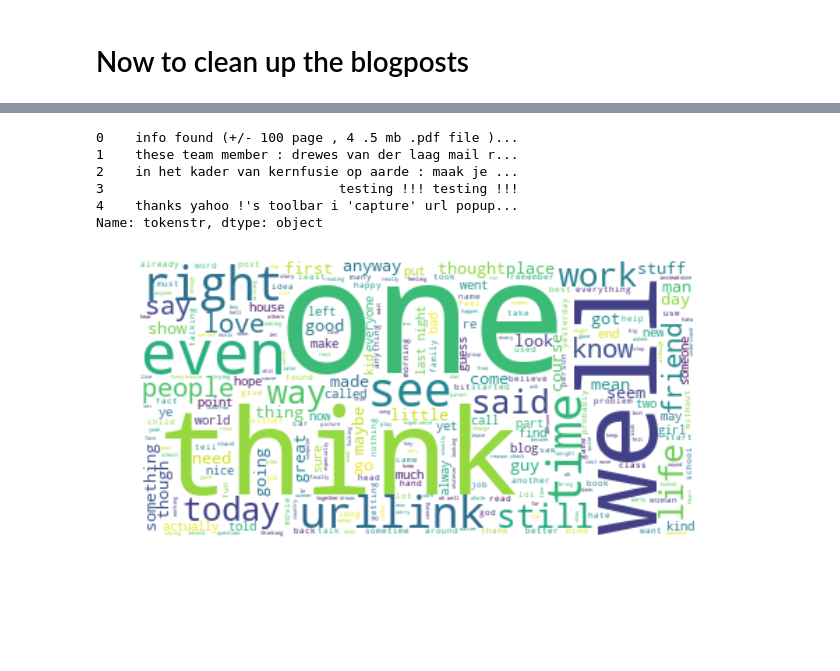
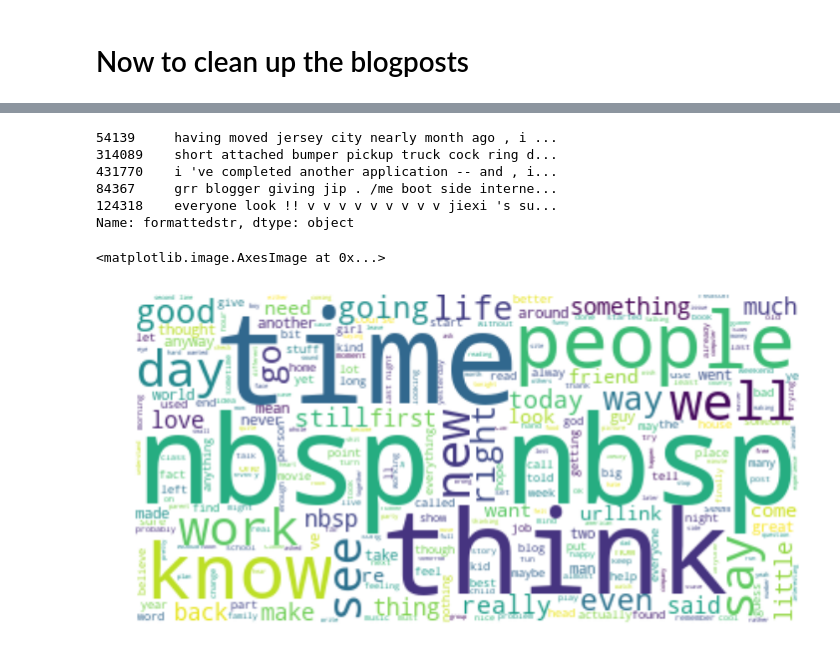
Before and after one commit to drewlehe/blog-nlp, a Jupyter notebook: blog-analysis.ipynb, the cells around one changed output, grey strips where cells are left out. Cells and saved outputs as stored; diff of their text form; code cells hidden in the pictures; blank space fills up the shorter version.

Commit message:
Cleaned more data

```diff
--- a/blog-analysis.ipynb
+++ b/blog-analysis.ipynb
@@ -26,0 +26,7 @@ df['age'].value_counts().plot('bar')
+# %%
+#'test' is the dataframe I'll work with while exploring the data and attempting cleaning/ML techniques.
+#I'll remove the "industry unknown" class and the "student" class to give my data some more balance
+#The 'student' class is also ambiguous
+test = df[df['topic']!='indUnk'][:25000]
+test = test[test['topic']!='Student'].copy()
+test.head()
@@ -32,0 +51,4 @@ df['topic'].value_counts().plot('bar')
+# %%
+#Removing all classes but the 20 most populous.
+most_pop = list(test.groupby('topic')['topic'].agg('count').sort_values(ascending=False)[:20].index)
+test = test[test['topic'].isin(most_pop)]
@@ -58,7 +91,7 @@ from nltk.corpus import stopwords
 from nltk.tokenize import RegexpTokenizer, word_tokenize
 tokenizer = RegexpTokenizer(r'\w+|\$[\d\.]+|\S+')
 from nltk.stem import WordNetLemmatizer
-stop_words = set(stopwords.words('english')+["can't","got", "urllink", "nbsp"])
+stop_words = set(stopwords.words('english')+["can't","got", "urllink", "nbsp", "one", "like", "thing"])
 lemmatizer = WordNetLemmatizer()
 
 def stop_lems(lst):
@@ -87,3 +106,16 @@ test.head()
+# %%
+for lst in test['formatted']:
+    if 'nbsp' in lst:
+        lst.remove('nbsp')
+    if 'urllink' in lst:
+        lst.remove('urllink')
+    if 'got' in lst:
+        lst.remove('got')
+    if '&nbsp;' in lst:
+        lst.remove('&nbsp;')
+#     if ''
+test['formattedstr'] = test['formatted'].str.join(' ')
+test['formattedstr'] = test['formattedstr'].map(lambda x: x.replace('nbsp', '').replace('urllink', '').replace('&nbsp', ''))
 # %%
 from nltk.probability import FreqDist
 corp = []
@@ -125,30 +134,24 @@ See the caveats in the documentation: http://pandas.pydata.org/pandas-docs/stabl
-# %%
-# def removes(column):
-#     for string in column:
-#         string.replace('urlink', '').replace('nbsp', '')
-# test['formattedstr']=test['formattedstr'].map(lambda x: removes(x))
-
-# test['formatted'][16].remove('urllink')
-test['tokenstr'].head()
-# %% [output]
-0    info found (+/- 100 page , 4 .5 mb .pdf file )...
-1    these team member : drewes van der laag mail r...
-2    in het kader van kernfusie op aarde : maak je ...
-3                              testing !!! testing !!!
-4    thanks yahoo !'s toolbar i 'capture' url popup...
-Name: tokenstr, dtype: object
+# %%
+# test['formatted'][16].remove('urllink')
+test['formattedstr'].head()
+# %% [output]
+54139     having moved jersey city nearly month ago , i ...
+314089    short attached bumper pickup truck cock ring d...
+431770    i 've completed another application -- and , i...
+84367     grr blogger giving jip . /me boot side interne...
+124318    everyone look !! v v v v v v v v v jiexi 's su...
+Name: formattedstr, dtype: object
 # %%
-plt.figure(figsize=(10,10))
-from wordcloud import WordCloud# Join the different processed titles together.
-long_string = ','.join(list(test['tokenstr'].values))# Create a WordCloud object
-# wordcloud = WordCloud(background_color="white", max_words=5000, contour_width=3, contour_color='steelblue')# Generate a word cloud
-cloud=wordcloud.generate(long_string)# Visualize the word cloud
+plt.figure(figsize=(12,12))
+from wordcloud import WordCloud
+wordcloud = WordCloud(background_color="white", max_words=5000, contour_width=3, contour_color='steelblue')# Generate a word cloud
+cloud=wordcloud.generate(str(text))
+plt.axis("off")
 plt.imshow(cloud, interpolation='bilinear')
-plt.axis("off")
-plt.show()
-#Why is urllink still here?
+#Why are nbsp and urllink here
 # %% [output]
+<matplotlib.image.AxesImage at 0x...>
-[figure, old version]
+[figure, new version]
 # %%
 #Taken from Susan Li's Medium article.
 
```
Also changed, not shown: parts of 29 cells of this notebook.
